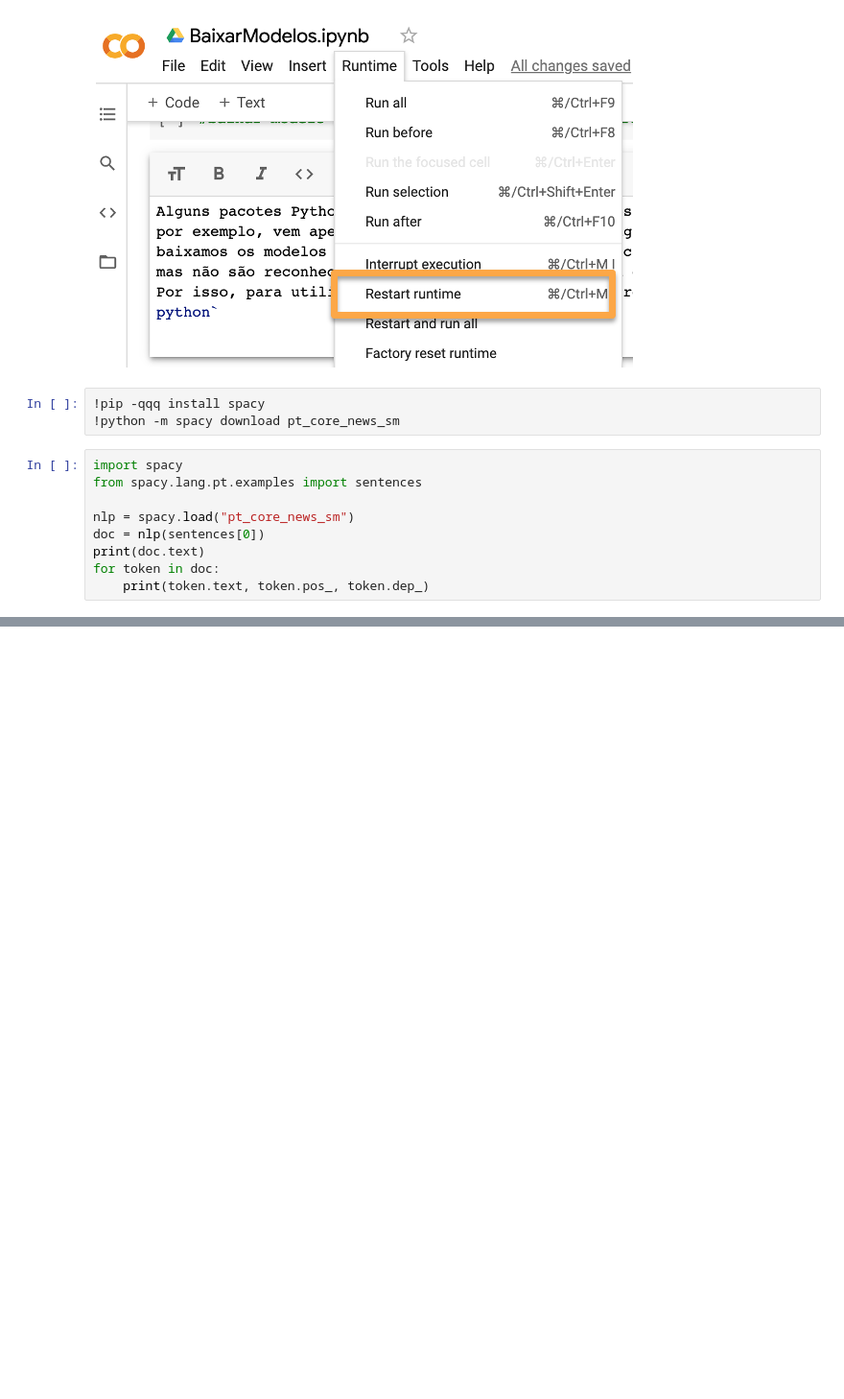
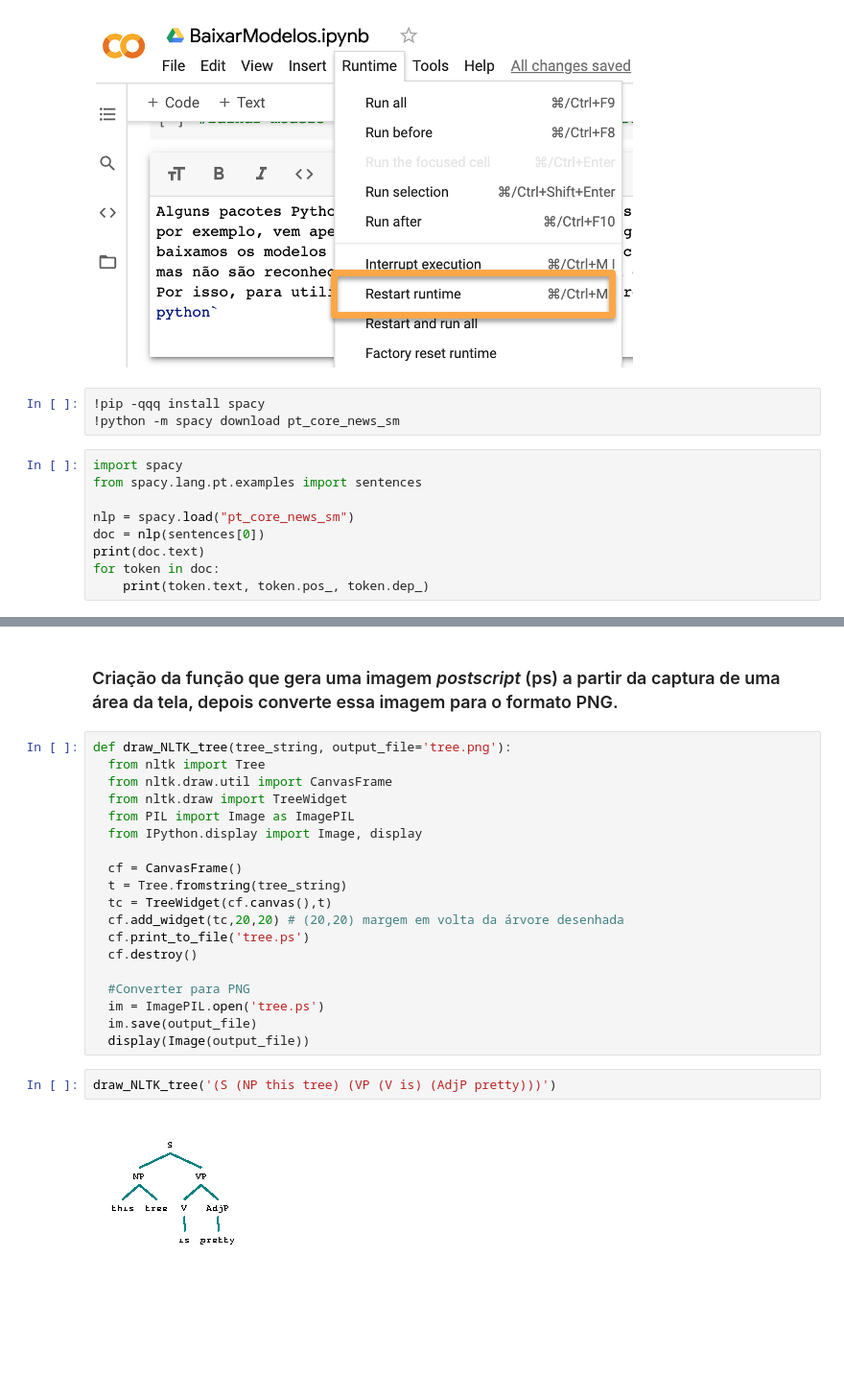
Before and after one commit to H2IA/escola-de-verao-2021, a Jupyter notebook: notebooks/colab/Outros.ipynb, the cells around one changed output, grey strips where cells are left out. Shown at 96% size. Drawn from its saved outputs; the diff is of its cells as text; blank space fills up the shorter version.

```diff
--- a/notebooks/colab/Outros.ipynb
+++ b/notebooks/colab/Outros.ipynb
@@ -24,0 +42,25 @@ for token in doc:
+# %% [markdown]
+### Criação da função que gera uma imagem *postscript* (ps) a partir da captura de uma área da tela, depois converte essa imagem para o formato PNG.
+# %%
+def draw_NLTK_tree(tree_string, output_file='tree.png'):
+  from nltk import Tree
+  from nltk.draw.util import CanvasFrame
+  from nltk.draw import TreeWidget
+  from PIL import Image as ImagePIL
+  from IPython.display import Image, display
+
+  cf = CanvasFrame()
+  t = Tree.fromstring(tree_string)
+  tc = TreeWidget(cf.canvas(),t)
+  cf.add_widget(tc,20,20) # (20,20) margem em volta da árvore desenhada
+  cf.print_to_file('tree.ps')
+  cf.destroy()
+
+  #Converter para PNG
+  im = ImagePIL.open('tree.ps')
+  im.save(output_file)
+  display(Image(output_file))
+# %%
+draw_NLTK_tree('(S (NP this tree) (VP (V is) (AdjP pretty)))')
+# %% [output]
+[figure, added]
```
Also changed, not shown: parts of 8 cells of this notebook.
